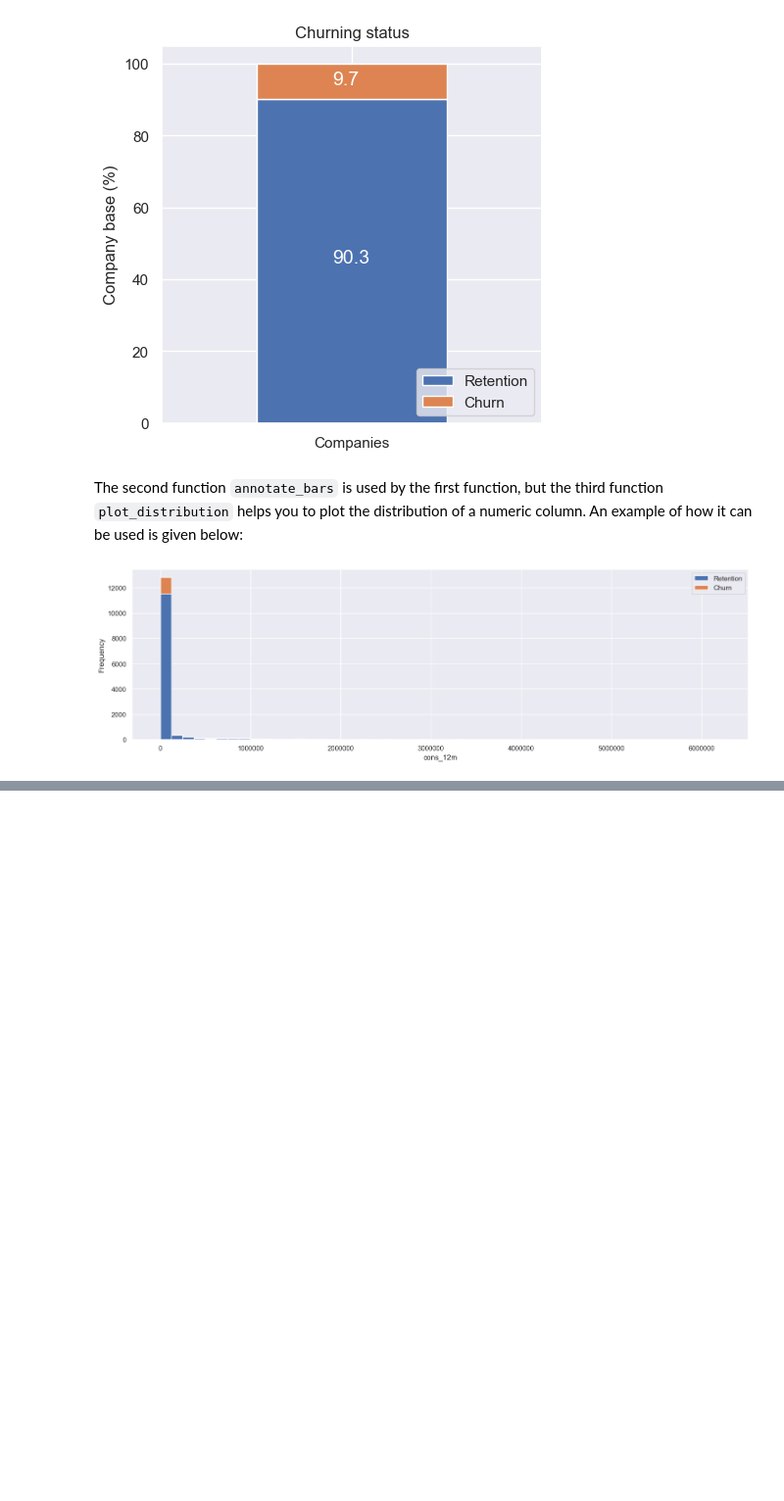
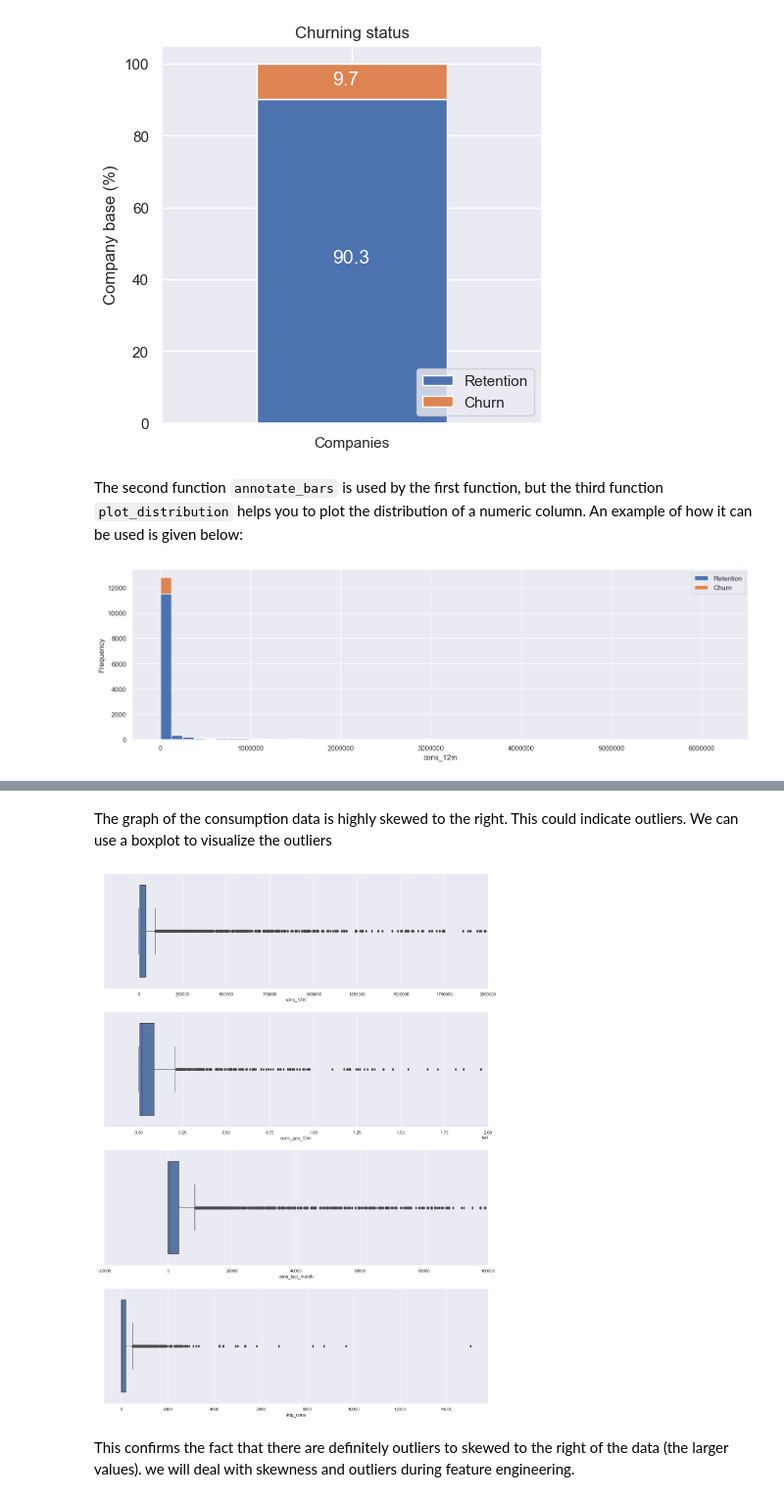
Before and after one commit to lawalsegun2025/forage_projects, a Jupyter notebook: 001_BCG_GAMMA_customer_churn_prediction/2_eda/notebook/eda_starter.ipynb, the cells around one changed output, grey strips where cells are left out. Shown: that part at 98% size. Drawn from its saved outputs; the diff is of its cells as text; code cells hidden in the pictures; blank space fills up the shorter version.

```diff
--- a/001_BCG_GAMMA_customer_churn_prediction/2_eda/notebook/eda_starter.ipynb
+++ b/001_BCG_GAMMA_customer_churn_prediction/2_eda/notebook/eda_starter.ipynb
@@ -277,0 +292,24 @@ The channel_sale category `MISSING` has a churn rate of 7.6%. `MISSIN` indicates
+# %% [markdown]
+The graph of the consumption data is highly skewed to the right. This could indicate outliers. We can use a boxplot to visualize the outliers
+# %%
+fig, axs = plt.subplots(nrows=4, figsize=(18,25))
+
+
+# Plot histogram
+sns.boxplot(x=consumption["cons_12m"], ax=axs[0])
+sns.boxplot(x=consumption[consumption["has_gas"] == "t"]["cons_gas_12m"], ax=axs[1])
+sns.boxplot(x=consumption["cons_last_month"], ax=axs[2])
+sns.boxplot(x=consumption["imp_cons"], ax=axs[3])
+
+# Remove scientific notation
+for ax in axs:
+    ax.ticklabel_format(style='plain', axis='x')
+    # Set x-axis limit
+    axs[0].set_xlim(-200000, 2000000)
+    axs[1].set_xlim(-200000, 2000000)
+    axs[2].set_xlim(-20000, 100000)
+    plt.show()
+# %% [output]
+[figure, added]
+# %% [markdown]
+This confirms the fact that there are definitely outliers to skewed to the right of the data (the larger values). we will deal with skewness and outliers during feature engineering.
```
Also changed, not shown: parts of 27 cells of this notebook.
